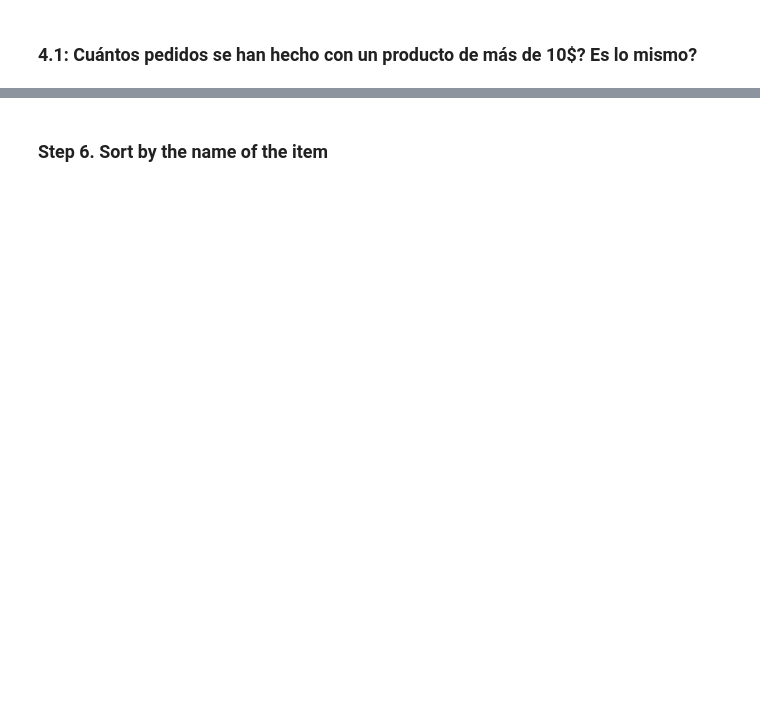
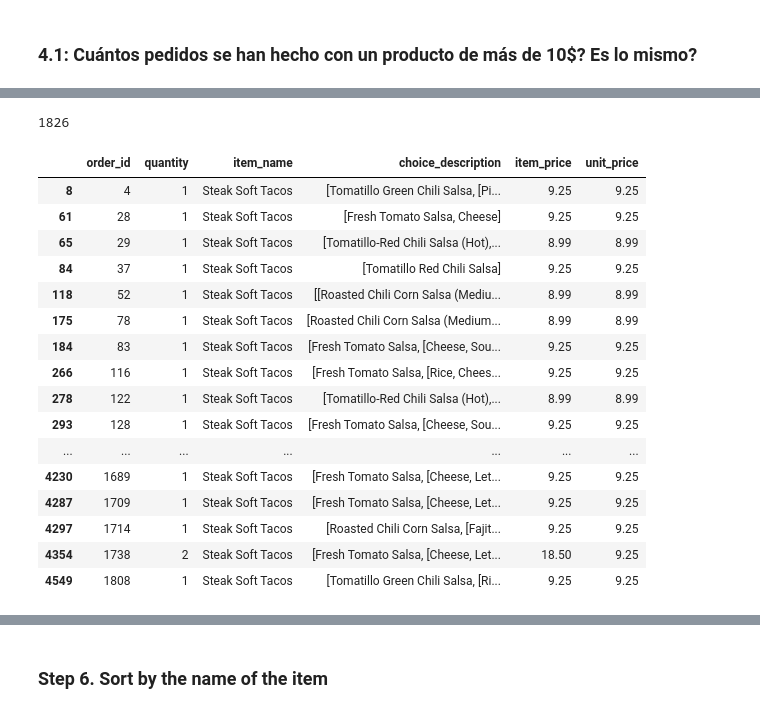
Before and after one commit to MNievas12/2304_dsft_thebridge, a Jupyter notebook: 2-Data_Analysis/2-Pandas/Practica/2-Chipotle/Chipotle.ipynb, the cells around one changed output, grey strips where cells are left out. Saved outputs shown, nothing was run; the diff lists cells and outputs as text; code cells hidden in the pictures; blank space fills up the shorter version.

```diff
--- a/2-Data_Analysis/2-Pandas/Practica/2-Chipotle/Chipotle.ipynb
+++ b/2-Data_Analysis/2-Pandas/Practica/2-Chipotle/Chipotle.ipynb
@@ -14,0 +196,24 @@
+# %%
+len(chipo[chipo['item_name'].isin(productos_10)]['order_id'].unique()) # incorrecto
+# %% [output]
+1826
+# %%
+chipo[chipo['item_name']=="Steak Soft Tacos"]
+# %% [output]
+|  | order_id | quantity | item_name | choice_description | item_price | unit_price |
+| 8 | 4 | 1 | Steak Soft Tacos | [Tomatillo Green Chili Salsa, [Pi... | 9.25 | 9.25 |
+| 61 | 28 | 1 | Steak Soft Tacos | [Fresh Tomato Salsa, Cheese] | 9.25 | 9.25 |
+| 65 | 29 | 1 | Steak Soft Tacos | [Tomatillo-Red Chili Salsa (Hot),... | 8.99 | 8.99 |
+| 84 | 37 | 1 | Steak Soft Tacos | [Tomatillo Red Chili Salsa] | 9.25 | 9.25 |
+| 118 | 52 | 1 | Steak Soft Tacos | [[Roasted Chili Corn Salsa (Mediu... | 8.99 | 8.99 |
+| 175 | 78 | 1 | Steak Soft Tacos | [Roasted Chili Corn Salsa (Medium... | 8.99 | 8.99 |
+| 184 | 83 | 1 | Steak Soft Tacos | [Fresh Tomato Salsa, [Cheese, Sou... | 9.25 | 9.25 |
+| 266 | 116 | 1 | Steak Soft Tacos | [Fresh Tomato Salsa, [Rice, Chees... | 9.25 | 9.25 |
+| 278 | 122 | 1 | Steak Soft Tacos | [Tomatillo-Red Chili Salsa (Hot),... | 8.99 | 8.99 |
+| 293 | 128 | 1 | Steak Soft Tacos | [Fresh Tomato Salsa, [Cheese, Sou... | 9.25 | 9.25 |
+| ... | ... | ... | ... | ... | ... | ... |
+| 4230 | 1689 | 1 | Steak Soft Tacos | [Fresh Tomato Salsa, [Cheese, Let... | 9.25 | 9.25 |
+| 4287 | 1709 | 1 | Steak Soft Tacos | [Fresh Tomato Salsa, [Cheese, Let... | 9.25 | 9.25 |
+| 4297 | 1714 | 1 | Steak Soft Tacos | [Roasted Chili Corn Salsa, [Fajit... | 9.25 | 9.25 |
+| 4354 | 1738 | 2 | Steak Soft Tacos | [Fresh Tomato Salsa, [Cheese, Let... | 18.50 | 9.25 |
+| 4549 | 1808 | 1 | Steak Soft Tacos | [Tomatillo Green Chili Salsa, [Ri... | 9.25 | 9.25 |
```
Also changed, not shown: parts of 30 cells of this notebook, 1 other file.
